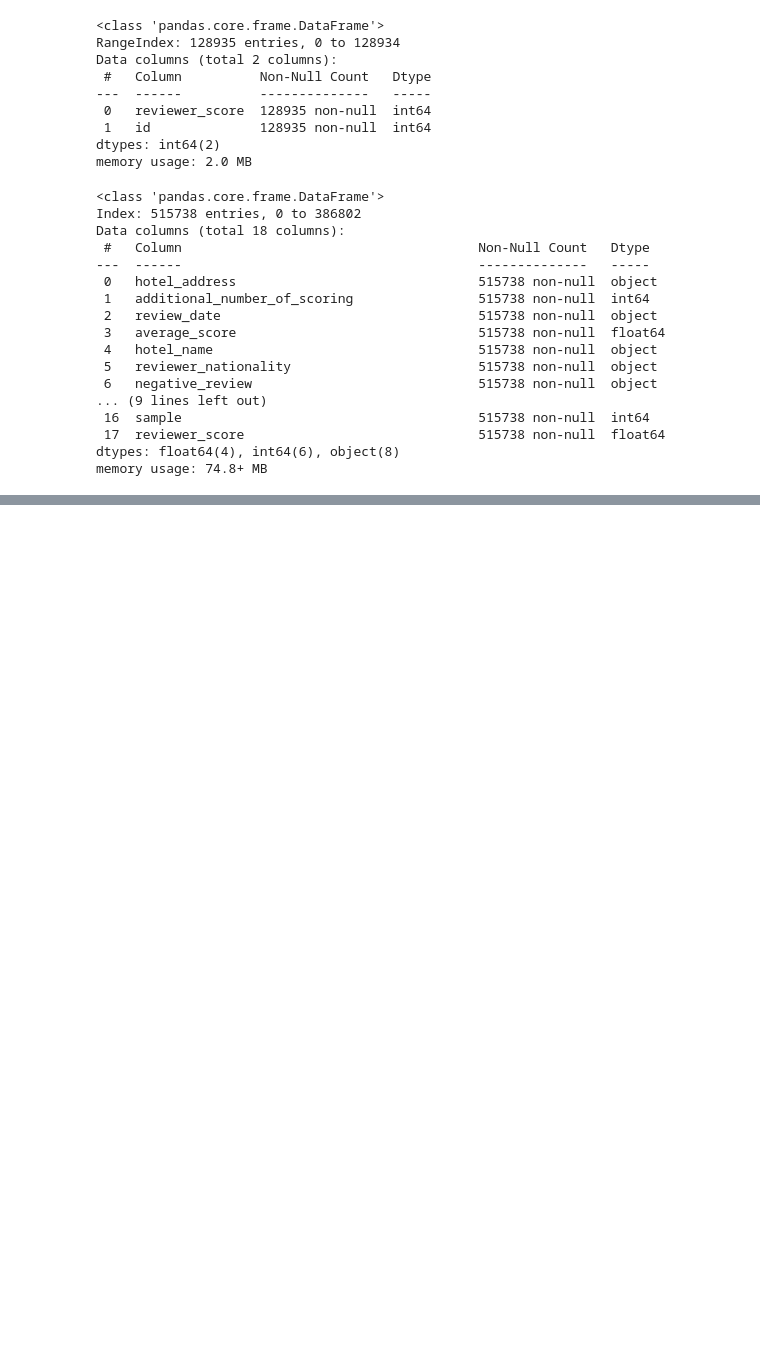
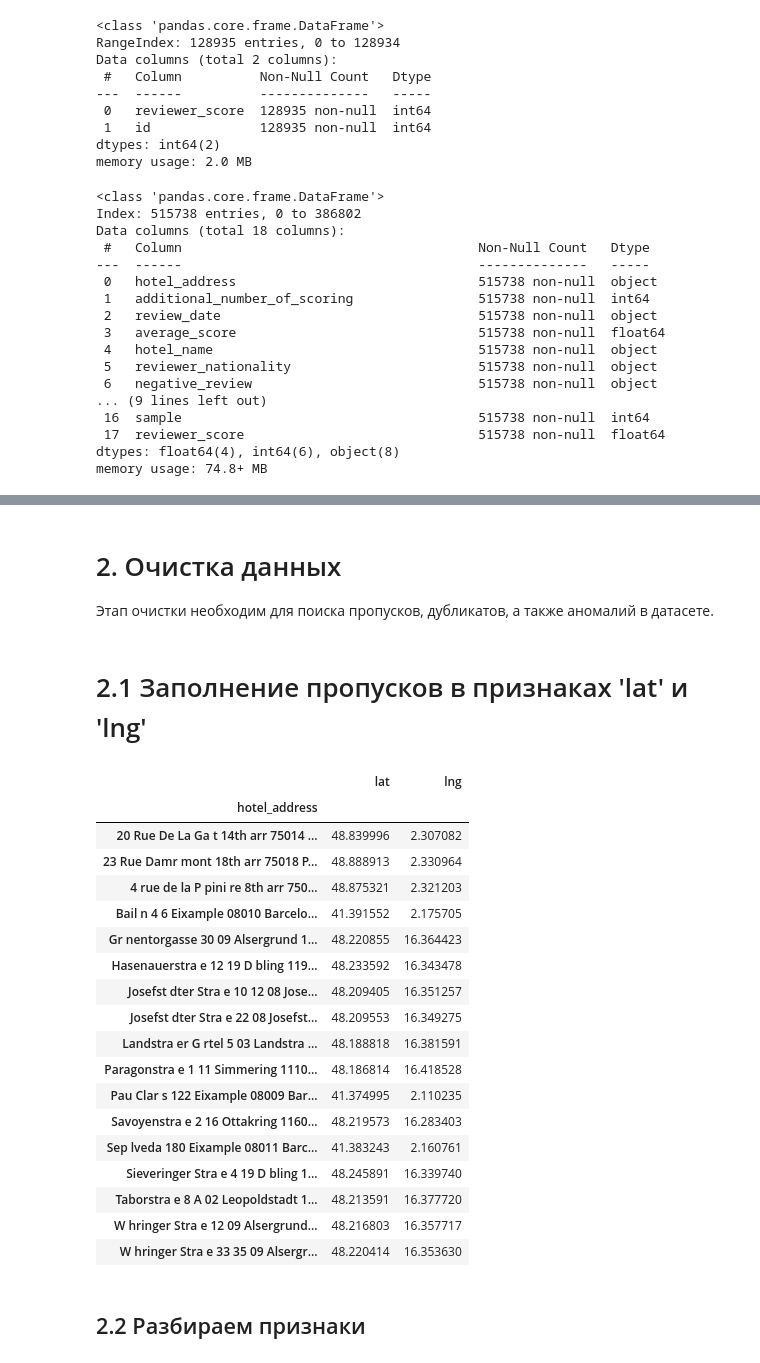
Before and after one commit to ret4ed/Sf_DS_game_1, a Jupyter notebook: Skillfactory/Project_3_EDA + Feature Engineering. Соревнование на Kaggle/Project_3.ipynb, the cells around one changed output, grey strips where cells are left out. Drawn from its saved outputs; the diff is of its cells as text; code cells hidden in the pictures; blank space fills up the shorter version.

```diff
--- a/Skillfactory/Project_3_EDA + Feature Engineering. Соревнование на Kaggle/Project_3.ipynb
+++ b/Skillfactory/Project_3_EDA + Feature Engineering. Соревнование на Kaggle/Project_3.ipynb
@@ -150,6 +165,3 @@ Data columns (total 18 columns):
  17  reviewer_score                              515738 non-null  float64
 dtypes: float64(4), int64(6), object(8)
 memory usage: 74.8+ MB
-# %%
-#Заполняем пропуски в столбцах
-data = data.fillna(0)
@@ -155,0 +171,52 @@ data = data.fillna(0)
+# %% [markdown]
+# 2. Очистка данных
+Этап очистки необходим для поиска пропусков, дубликатов, а также аномалий в датасете.
+# %% [markdown]
+# 2.1 Заполнение пропусков в признаках 'lat' и 'lng'
+# %%
+#Создаем датафрейм с адресами, где нет координат
+df_coord = data[data['lat'].isnull()].groupby('hotel_address').count()[['lat', 'lng']]
+# %%
+#Формируем таблицу с координатами
+coord = [[48.8399957, 2.3070823],
+           [48.8889127, 2.3309643],
+           [48.8753208, 2.3212033],
+           [41.391552, 2.1757053],
+           [48.2208555, 16.3644228],
+           [48.233592, 16.3434781],
+           [48.2094054, 16.3512565],
+           [48.2095525, 16.3492746],
+           [48.1888183, 16.381591],
+           [48.1868142, 16.418528],
+           [41.3749946, 2.1102353],
+           [48.219573, 16.2834034],
+           [41.3832425, 2.1607609],
+           [48.2458909, 16.3397395],
+           [48.2135906, 16.3777195],
+           [48.2168032, 16.357717],
+           [48.220414, 16.3536299]]
+# %%
+#Заносим данные в созданный датафрейм
+for i in range(len(df_coord)):
+    df_coord.iloc[i] = coord[i]
+df_coord
+# %% [output]
+|  | lat | lng |
+| hotel_address |  |  |
+| 20 Rue De La Ga t 14th arr 75014 ... | 48.839996 | 2.307082 |
+| 23 Rue Damr mont 18th arr 75018 P... | 48.888913 | 2.330964 |
+| 4 rue de la P pini re 8th arr 750... | 48.875321 | 2.321203 |
+| Bail n 4 6 Eixample 08010 Barcelo... | 41.391552 | 2.175705 |
+| Gr nentorgasse 30 09 Alsergrund 1... | 48.220855 | 16.364423 |
+| Hasenauerstra e 12 19 D bling 119... | 48.233592 | 16.343478 |
+| Josefst dter Stra e 10 12 08 Jose... | 48.209405 | 16.351257 |
+| Josefst dter Stra e 22 08 Josefst... | 48.209553 | 16.349275 |
+| Landstra er G rtel 5 03 Landstra ... | 48.188818 | 16.381591 |
+| Paragonstra e 1 11 Simmering 1110... | 48.186814 | 16.418528 |
+| Pau Clar s 122 Eixample 08009 Bar... | 41.374995 | 2.110235 |
+| Savoyenstra e 2 16 Ottakring 1160... | 48.219573 | 16.283403 |
+| Sep lveda 180 Eixample 08011 Barc... | 41.383243 | 2.160761 |
+| Sieveringer Stra e 4 19 D bling 1... | 48.245891 | 16.339740 |
+| Taborstra e 8 A 02 Leopoldstadt 1... | 48.213591 | 16.377720 |
+| W hringer Stra e 12 09 Alsergrund... | 48.216803 | 16.357717 |
+| W hringer Stra e 33 35 09 Alsergr... | 48.220414 | 16.353630 |
@@ -155,0 +228,2 @@ data = data.fillna(0)
+# %% [markdown]
+## 2.2 Разбираем признаки
```
Also changed, not shown: parts of 23 cells of this notebook.
